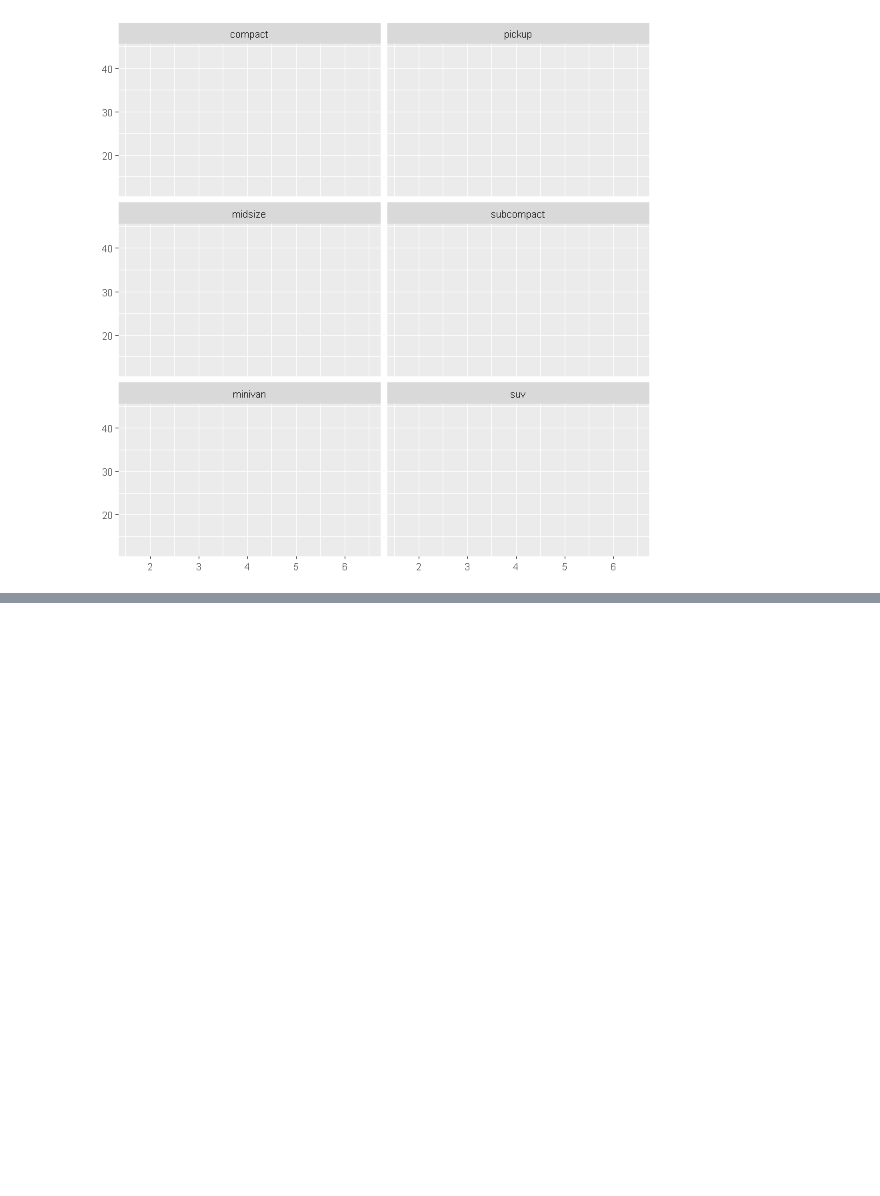
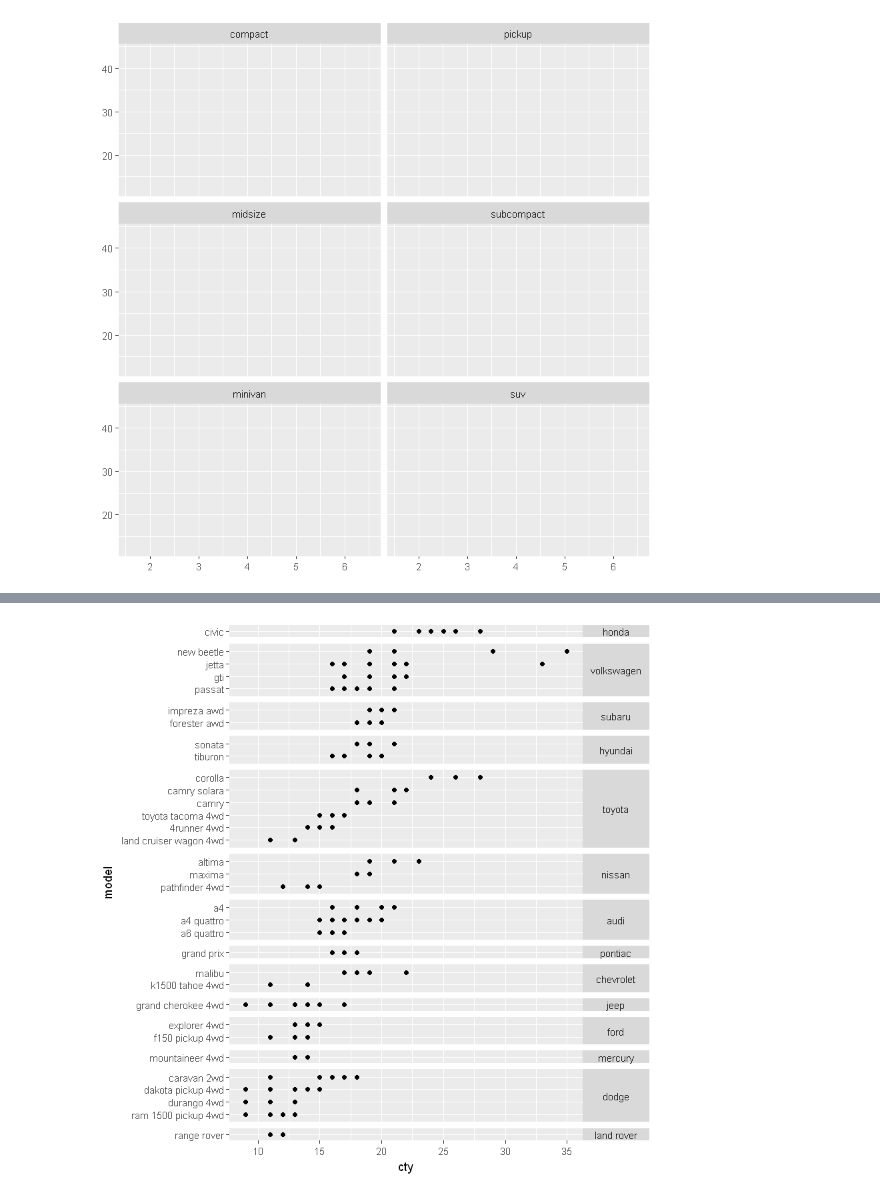
Before and after one commit to kkhatr2/ggplot2_Practice, a Jupyter notebook: ggplot2-Ch7.ipynb, the cells around one changed output, grey strips where cells are left out. Cells and saved outputs as stored; diff of their text form; code cells hidden in the pictures; blank space fills up the shorter version.

```diff
--- a/ggplot2-Ch7.ipynb
+++ b/ggplot2-Ch7.ipynb
@@ -21,0 +40,10 @@ base + facet_wrap(~class, nrow=3, dir = "v") # Plot the panels top to bottom as
+# %%
+# using the "space" option in facet_grid which assigns space depending on range of the data.
+mpg2$model = reorder(mpg2$model, mpg2$cty)
+mpg2$manufacturer = reorder(mpg2$manufacturer, -mpg2$cty)
+ggplot(mpg2, aes(cty, model)) +
+    geom_point() +
+    facet_grid(manufacturer~., scales = "free", space = "free") +
+    theme(strip.text.y=element_text(angle=0))
+# %% [output]
+[figure, added]
```
Also changed, not shown: parts of 2 cells of this notebook.
